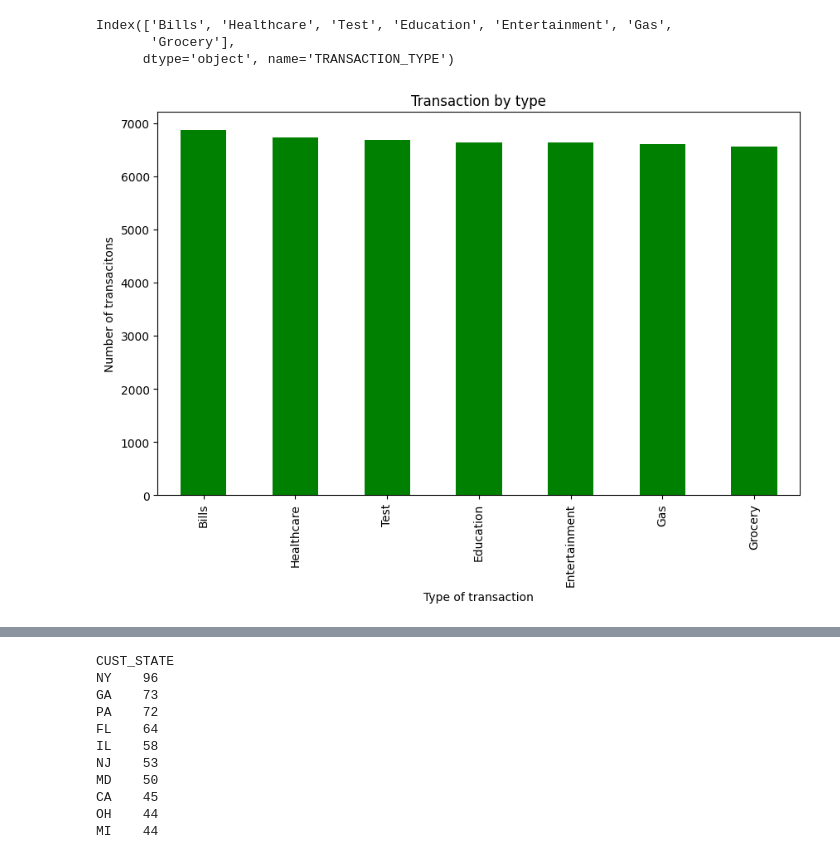
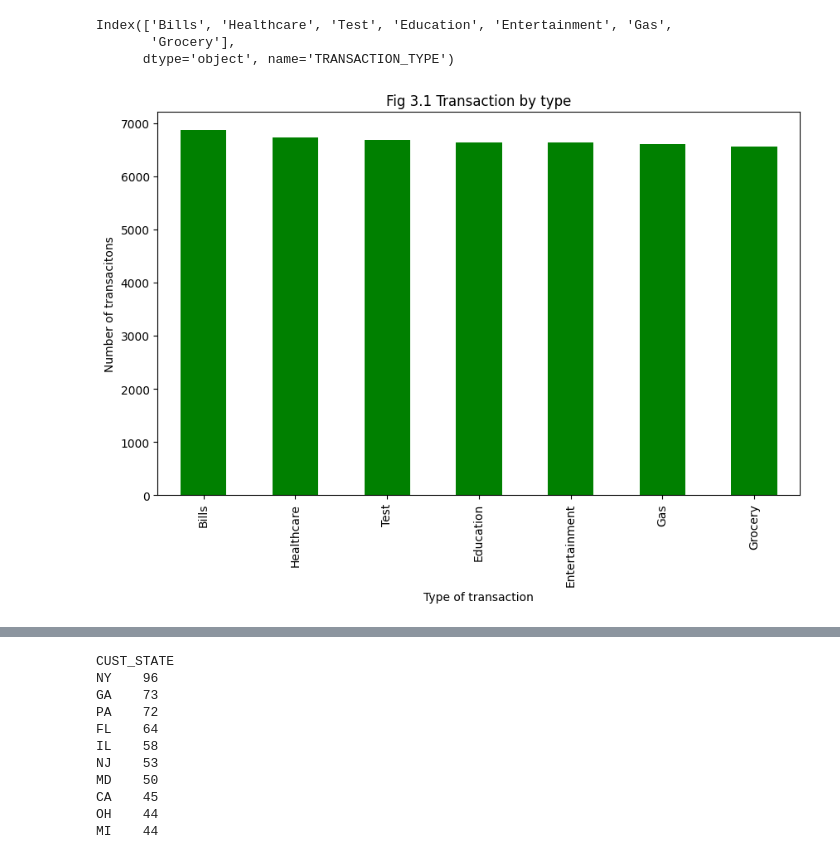
Before and after one commit to omendez930/DE_Capstone, a Jupyter notebook: data_analysis_visualization.ipynb, the cells around one changed output, grey strips where cells are left out. Cells and saved outputs as stored; diff of their text form; code cells hidden in the pictures.

```diff
--- a/data_analysis_visualization.ipynb
+++ b/data_analysis_visualization.ipynb
@@ -68,12 +68,12 @@ Index(['Bills', 'Healthcare', 'Test', 'Education', 'Entertainment', 'Gas',
 # %%
 #Plot the transaction types and their counts
 transaction_rate.plot(kind='bar',color='green',x=sorted_transaction_types,y=transaction_rate,figsize=(10,6))
 plt.xlabel('Type of transaction')
 plt.ylabel('Number of transacitons')
-plt.title('Transaction by type')
+plt.title('Fig 3.1 Transaction by type')
 plt.show()
 # %% [output]
-[figure, old version]
+[figure, new version]
 # %%
 c_df = pd.read_json('Credit Card Dataset\cdw_sapp_custmer.json', lines=True)
 c_df
```
Also changed, not shown: parts of 8 cells of this notebook, 7 other files.
